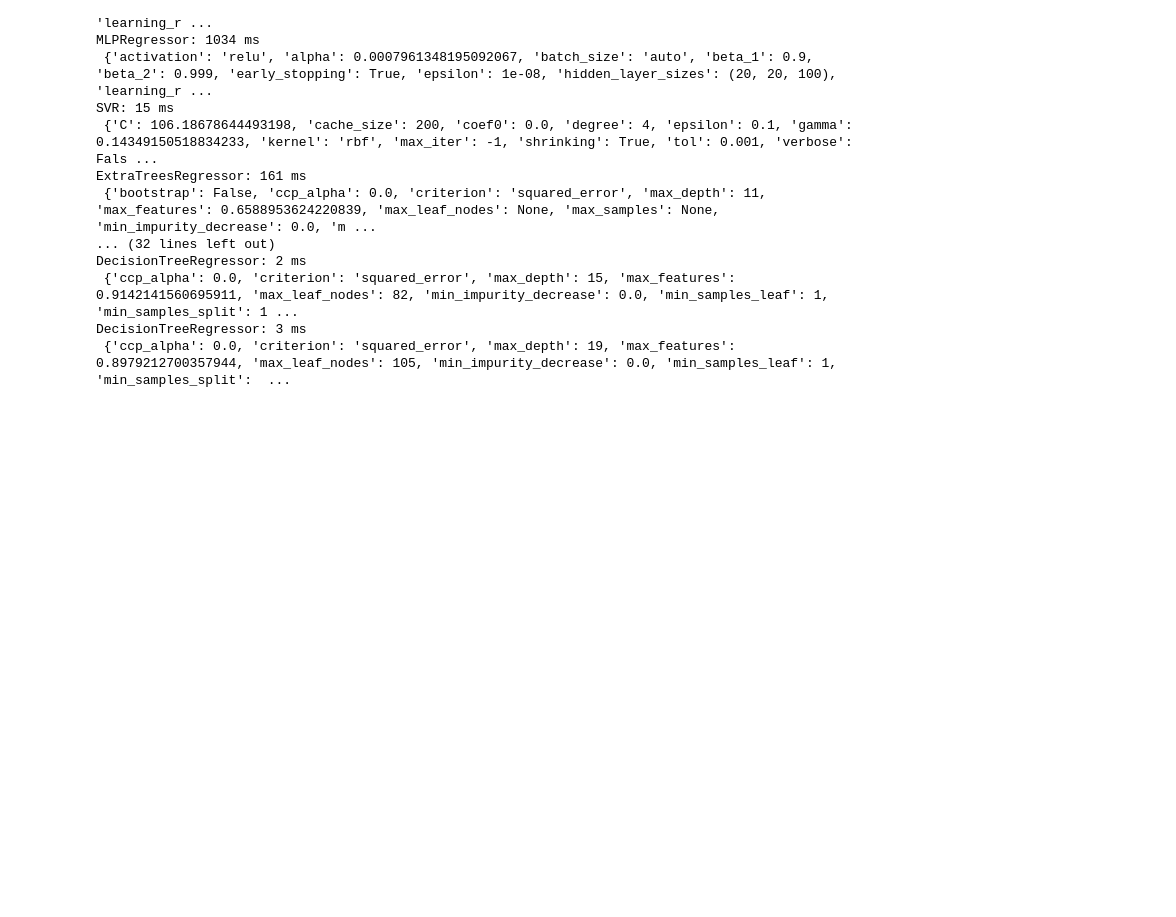
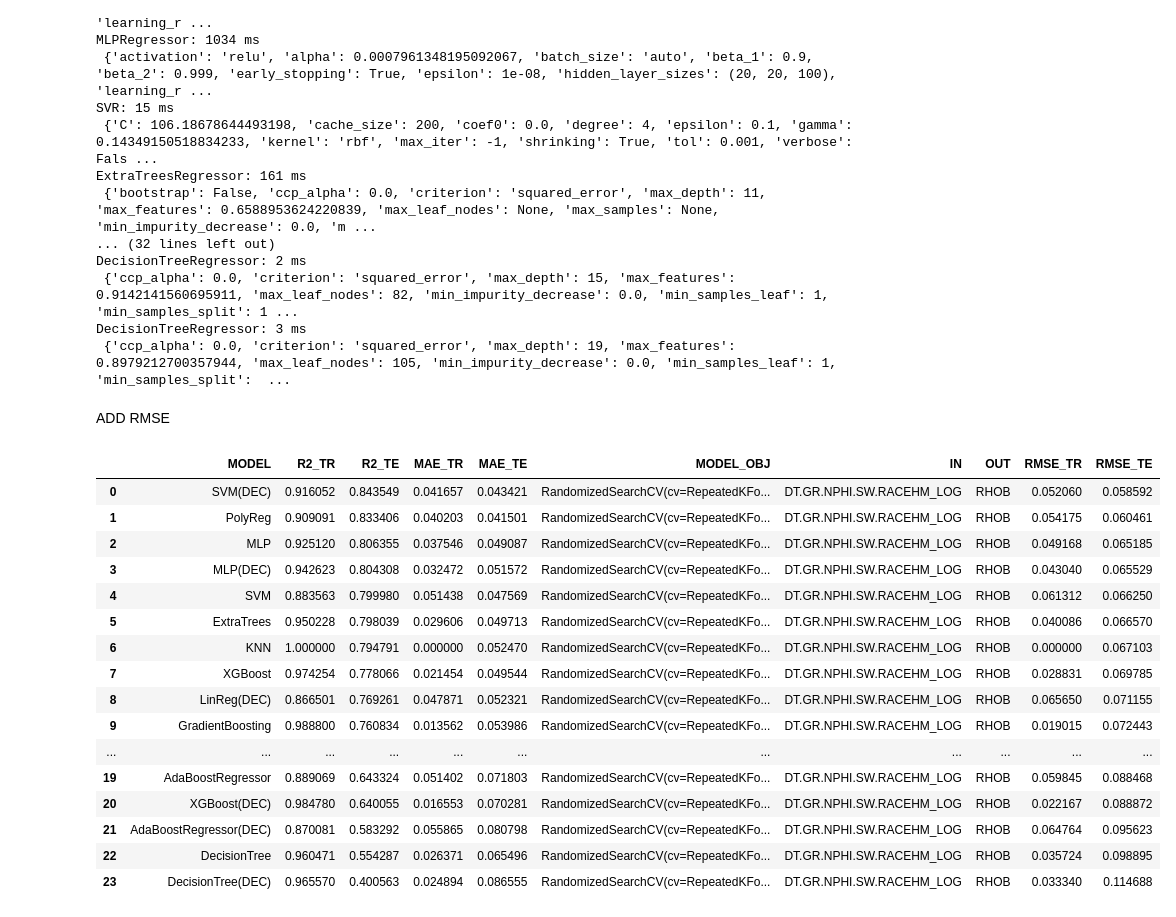
Before and after one commit to felipecostapereira/SYSID_well_logs, a Jupyter notebook: featdecomp_RHOB_filter.ipynb, the cells around one changed output. Cells and saved outputs as stored; diff of their text form; code cells hidden in the pictures; blank space fills up the shorter version.

```diff
--- a/featdecomp_RHOB_filter.ipynb
+++ b/featdecomp_RHOB_filter.ipynb
@@ -557,3 +557,55 @@ DecisionTreeRegressor: 2 ms
  {'ccp_alpha': 0.0, 'criterion': 'squared_error', 'max_depth': 15, 'max_features': 0.9142141560695911, 'max_leaf_nodes': 82, 'min_impurity_decrease': 0.0, 'min_samples_leaf': 1, 'min_samples_split': 1 ...
 DecisionTreeRegressor: 3 ms
  {'ccp_alpha': 0.0, 'criterion': 'squared_error', 'max_depth': 19, 'max_features': 0.8979212700357944, 'max_leaf_nodes': 105, 'min_impurity_decrease': 0.0, 'min_samples_leaf': 1, 'min_samples_split':  ...
+# %% [markdown]
+ADD RMSE
+# %%
+prefix = 'FEATDEC_RHOB_FILT'
+from sklearn.metrics import mean_squared_error
+df_results = pd.read_pickle(f'./Outputs/{prefix}.pkl')
+
+def calc_rmse_te(row):
+    m = row['MODEL_OBJ']
+    if 'DEC' in row['MODEL']:
+        y_hat_te = m.predict(X2_te)
+    else:
+        y_hat_te = m.predict(X_te)
+    rmse_te = mean_squared_error(y_te, y_hat_te)**0.5
+    return rmse_te
+
+def calc_rmse_tr(row):
+    m = row['MODEL_OBJ']
+    if 'DEC' in row['MODEL']:
+        y_hat_tr = m.predict(X2_tr)
+    else:
+        y_hat_tr = m.predict(X_tr)
+    rmse_te = mean_squared_error(y_tr, y_hat_tr)**0.5
+    return rmse_te
+
+df_results['RMSE_TR'] = df_results.apply(calc_rmse_tr, axis=1)
+df_results['RMSE_TE'] = df_results.apply(calc_rmse_te, axis=1)
+
+binary = os.path.join(os.getcwd(), 'Outputs', f'{prefix}.pkl')
+
+with open(binary, 'wb') as bin_file:
+    pickle.dump(df_results, bin_file)
+
+df_results
+# %% [output]
+|  | MODEL | R2_TR | R2_TE | MAE_TR | MAE_TE | MODEL_OBJ | IN | OUT | RMSE_TR | RMSE_TE |
+| 0 | SVM(DEC) | 0.916052 | 0.843549 | 0.041657 | 0.043421 | RandomizedSearchCV(cv=RepeatedKFo... | DT.GR.NPHI.SW.RACEHM_LOG | RHOB | 0.052060 | 0.058592 |
+| 1 | PolyReg | 0.909091 | 0.833406 | 0.040203 | 0.041501 | RandomizedSearchCV(cv=RepeatedKFo... | DT.GR.NPHI.SW.RACEHM_LOG | RHOB | 0.054175 | 0.060461 |
+| 2 | MLP | 0.925120 | 0.806355 | 0.037546 | 0.049087 | RandomizedSearchCV(cv=RepeatedKFo... | DT.GR.NPHI.SW.RACEHM_LOG | RHOB | 0.049168 | 0.065185 |
+| 3 | MLP(DEC) | 0.942623 | 0.804308 | 0.032472 | 0.051572 | RandomizedSearchCV(cv=RepeatedKFo... | DT.GR.NPHI.SW.RACEHM_LOG | RHOB | 0.043040 | 0.065529 |
+| 4 | SVM | 0.883563 | 0.799980 | 0.051438 | 0.047569 | RandomizedSearchCV(cv=RepeatedKFo... | DT.GR.NPHI.SW.RACEHM_LOG | RHOB | 0.061312 | 0.066250 |
+| 5 | ExtraTrees | 0.950228 | 0.798039 | 0.029606 | 0.049713 | RandomizedSearchCV(cv=RepeatedKFo... | DT.GR.NPHI.SW.RACEHM_LOG | RHOB | 0.040086 | 0.066570 |
+| 6 | KNN | 1.000000 | 0.794791 | 0.000000 | 0.052470 | RandomizedSearchCV(cv=RepeatedKFo... | DT.GR.NPHI.SW.RACEHM_LOG | RHOB | 0.000000 | 0.067103 |
+| 7 | XGBoost | 0.974254 | 0.778066 | 0.021454 | 0.049544 | RandomizedSearchCV(cv=RepeatedKFo... | DT.GR.NPHI.SW.RACEHM_LOG | RHOB | 0.028831 | 0.069785 |
+| 8 | LinReg(DEC) | 0.866501 | 0.769261 | 0.047871 | 0.052321 | RandomizedSearchCV(cv=RepeatedKFo... | DT.GR.NPHI.SW.RACEHM_LOG | RHOB | 0.065650 | 0.071155 |
+| 9 | GradientBoosting | 0.988800 | 0.760834 | 0.013562 | 0.053986 | RandomizedSearchCV(cv=RepeatedKFo... | DT.GR.NPHI.SW.RACEHM_LOG | RHOB | 0.019015 | 0.072443 |
+| ... | ... | ... | ... | ... | ... | ... | ... | ... | ... | ... |
+| 19 | AdaBoostRegressor | 0.889069 | 0.643324 | 0.051402 | 0.071803 | RandomizedSearchCV(cv=RepeatedKFo... | DT.GR.NPHI.SW.RACEHM_LOG | RHOB | 0.059845 | 0.088468 |
+| 20 | XGBoost(DEC) | 0.984780 | 0.640055 | 0.016553 | 0.070281 | RandomizedSearchCV(cv=RepeatedKFo... | DT.GR.NPHI.SW.RACEHM_LOG | RHOB | 0.022167 | 0.088872 |
+| 21 | AdaBoostRegressor(DEC) | 0.870081 | 0.583292 | 0.055865 | 0.080798 | RandomizedSearchCV(cv=RepeatedKFo... | DT.GR.NPHI.SW.RACEHM_LOG | RHOB | 0.064764 | 0.095623 |
+| 22 | DecisionTree | 0.960471 | 0.554287 | 0.026371 | 0.065496 | RandomizedSearchCV(cv=RepeatedKFo... | DT.GR.NPHI.SW.RACEHM_LOG | RHOB | 0.035724 | 0.098895 |
+| 23 | DecisionTree(DEC) | 0.965570 | 0.400563 | 0.024894 | 0.086555 | RandomizedSearchCV(cv=RepeatedKFo... | DT.GR.NPHI.SW.RACEHM_LOG | RHOB | 0.033340 | 0.114688 |
```
Also changed, not shown: 7 other files.
